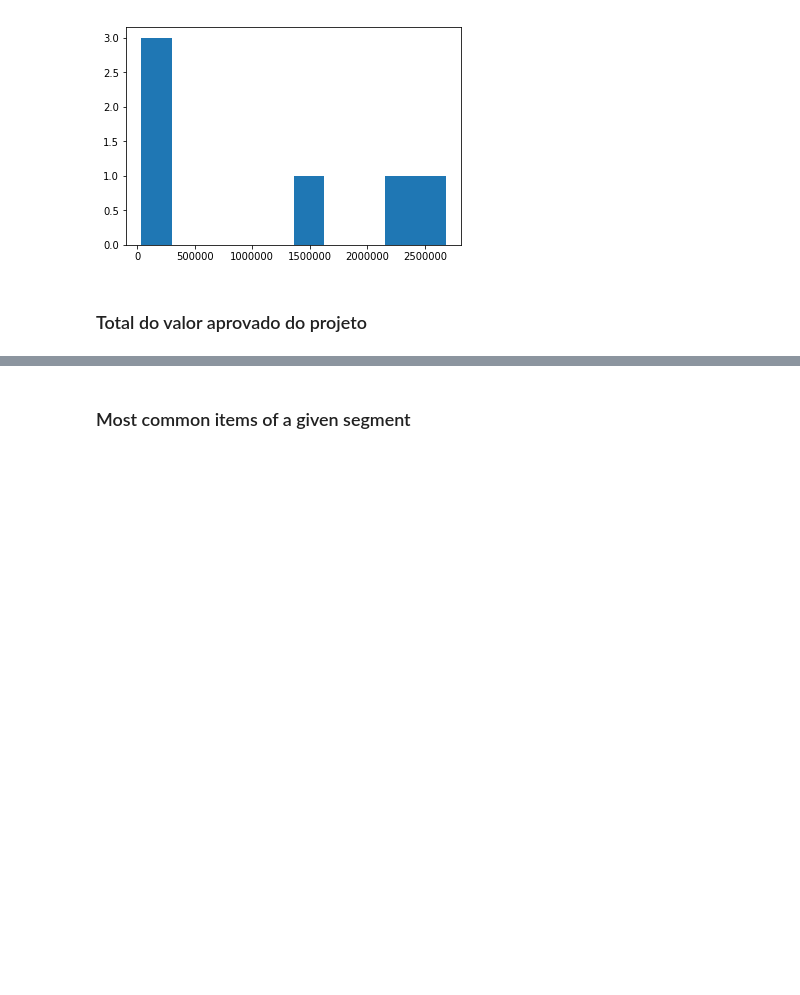
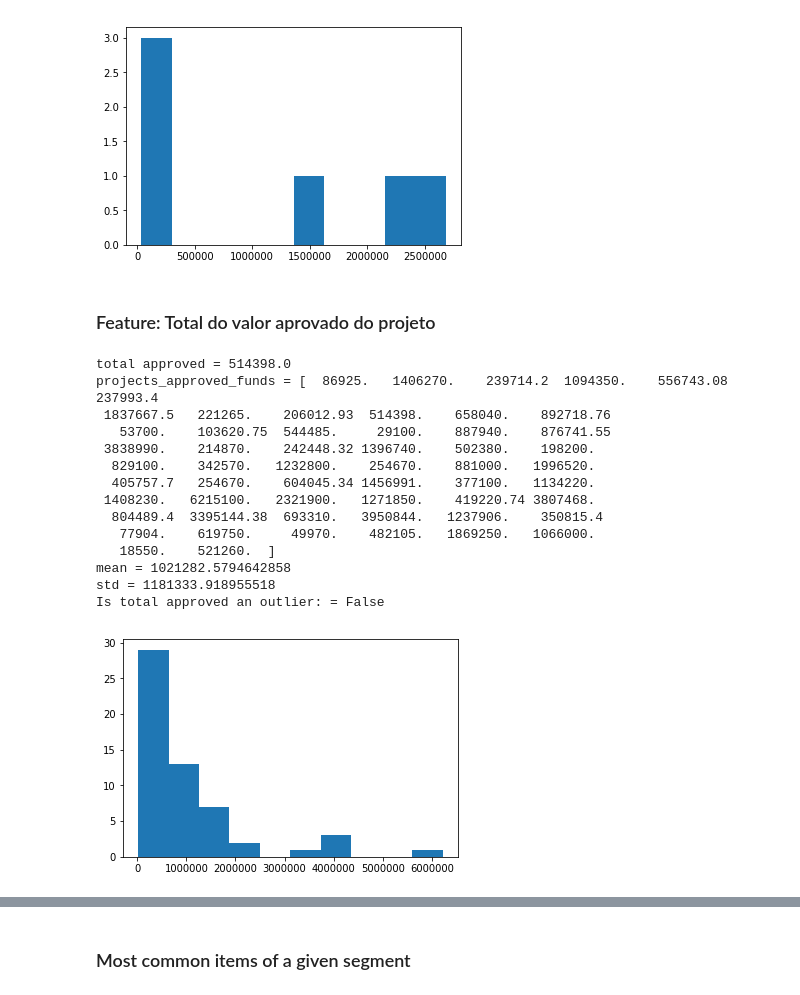
Before and after one commit to lappis-unb/salic-ml, a Jupyter notebook: notebooks/doing/Feature Extraction - Finance.ipynb, the cells around one changed output, grey strips where cells are left out. Saved outputs shown, nothing was run; the diff lists cells and outputs as text; code cells hidden in the pictures; blank space fills up the shorter version.

```diff
--- a/notebooks/doing/Feature Extraction - Finance.ipynb
+++ b/notebooks/doing/Feature Extraction - Finance.ipynb
@@ -457,4 +457,54 @@ std = 1066374.892711478
 Is total verified an outlier: = False
 [figure]
 # %% [markdown]
-### Total do valor aprovado do projeto
+### Feature: Total do valor aprovado do projeto
+# %%
+def is_project_total_approved_funds_outlier(pronac):
+    projectList = ProjectsList(planilhaOrcamentaria, planilhaComprovacao, planilhaCaptacao)
+
+    project = projectList.loadSingleProject(pronac)
+    segment, segment_id = project.segment
+
+    total_approved = project.items.get_total_approved_cost()
+    print('total approved = {}'.format(total_approved))
+
+    projectList.loadFilteredProjects([('idSegmento', segment_id)])
+    pronacs = projectList.pronac_list
+
+    projects_approved_funds = np.array([projectList.loaded_projects[pronac].items.get_total_approved_cost()
+                             for pronac in pronacs])
+    projects_approved_funds = projects_approved_funds[projects_approved_funds != 0]
+
+    print('projects_approved_funds = {}'.format(projects_approved_funds))
+
+    mean = np.mean(projects_approved_funds)
+    std = np.std(projects_approved_funds)
+
+    print('mean = {}'.format(mean))
+    print('std = {}'.format(std))
+
+    is_outlier = gaussian_outlier.is_outlier(total_approved, mean, std, 1.5)
+    return (is_outlier, projects_approved_funds)
+
+pronac = 111986
+
+p, approved_funds = is_project_total_approved_funds_outlier(pronac)
+print('Is total approved an outlier: = {}'.format(p))
+plt.hist(approved_funds)
+plt.show()
+# %% [output]
+total approved = 514398.0
+projects_approved_funds = [  86925.   1406270.    239714.2  1094350.    556743.08  237993.4
+ 1837667.5   221265.    206012.93  514398.    658040.    892718.76
+   53700.    103620.75  544485.     29100.    887940.    876741.55
+ 3838990.    214870.    242448.32 1396740.    502380.    198200.
+  829100.    342570.   1232800.    254670.    881000.   1996520.
+  405757.7   254670.    604045.34 1456991.    377100.   1134220.
+ 1408230.   6215100.   2321900.   1271850.    419220.74 3807468.
+  804489.4  3395144.38  693310.   3950844.   1237906.    350815.4
+   77904.    619750.     49970.    482105.   1869250.   1066000.
+   18550.    521260.  ]
+mean = 1021282.5794642858
+std = 1181333.918955518
+Is total approved an outlier: = False
+[figure, added]
```
Also changed, not shown: parts of 2 cells of this notebook.
